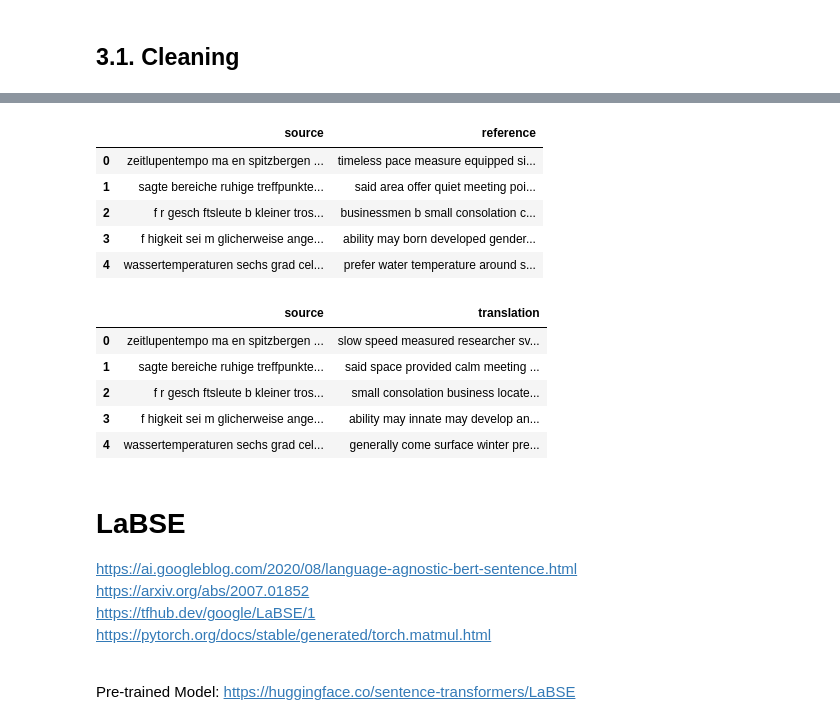
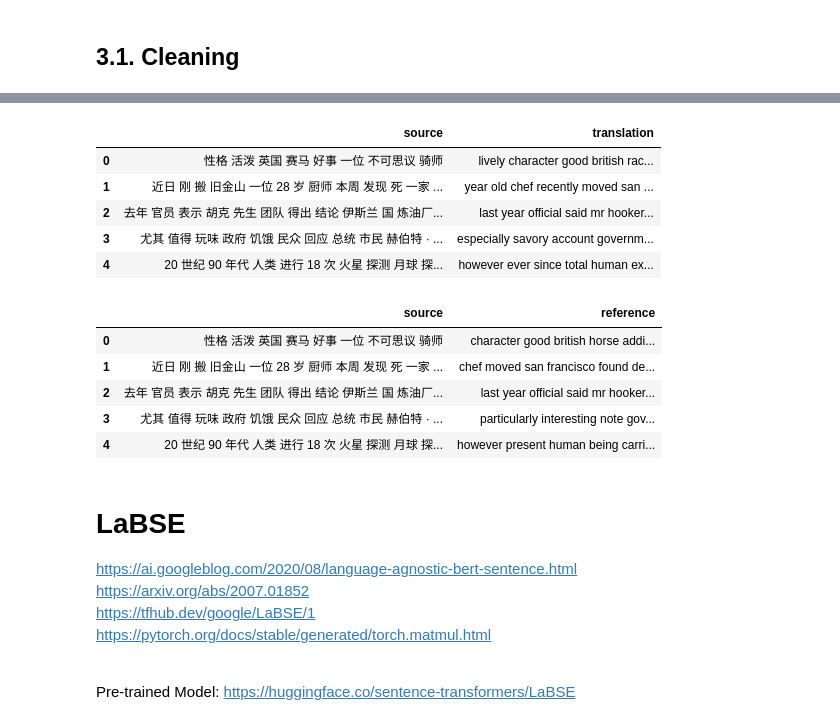
Before and after one commit to LorenzoPigozzi/TM_Project, a Jupyter notebook: LabSE.ipynb, the cells around one changed output, grey strips where cells are left out. Drawn from its saved outputs; the diff is of its cells as text; code cells hidden in the pictures.

```diff
--- a/LabSE.ipynb
+++ b/LabSE.ipynb
@@ -39,9 +41,9 @@ warnings.filterwarnings("ignore")
 # %%
 # importing the corpora
 # cs_en = pd.read_csv('corpus\cs-en\scores.csv')
-de_en = pd.read_csv('corpus\de-en\scores.csv')
+# de_en = pd.read_csv('corpus\de-en\scores.csv')
 # ru_en = pd.read_csv('corpus\scores_ru-en.csv')
-# zh_en = pd.read_csv('corpus\zh-en\scores.csv')
+zh_en = pd.read_csv('corpus\zh-en\scores.csv')
 # en_fi = pd.read_csv('corpus\en-fi\scores.csv')
 # en_zh = pd.read_csv('corpus\en-zh\scores.csv')
 # %%
@@ -56,7 +58,9 @@ de_en.head()
+# %%
+corpus = zh_en.copy()
 # %% [markdown]
 #  3. Pre-processing <a class="anchor" id="3."></a>
 # %%
 # selecting the necessary variables for the baseline
-deen_reference = de_en[['source','reference']]
-deen_translation = de_en[['source','translation']]
+source_reference = corpus[['source','reference']]
+source_translation = corpus[['source','translation']]
 # %%
@@ -191,37 +225,35 @@ deen_reference['reference'] = clean(deen_reference['reference'],
 # %%
-deen_translation['source'] = clean(deen_translation['source'],
-      lower = True,
-      remove_char = True,
-      remove_stop = True,
-      lemmatize = True,
-      stemmer = False,
-     english = False)
+source_translation['source'] = clean_ch(source_translation['source'],
+                                keep_numbers = False,
+                                remove_punctuation = False,
+                                remove_stop = True,
+                                stopwords_set = 'snd')
 
-deen_translation['translation'] = clean(deen_translation['translation'],
-      lower = True,
-      remove_char = True,
-      remove_stop = True,
-      lemmatize = True,
-      stemmer = False,
-     english = True)
+source_translation['translation'] = clean(source_translation['translation'],
+                                          lower = True,
+                                           remove_char = True,
+                                           remove_stop = True,
+                                            lemmatize = True,
+                                            stemmer = False,
+                                            english = True)
 # %%
-deen_reference.head()
+source_translation.head()
 # %% [output]
-|  | source | reference |
-| 0 | zeitlupentempo ma en spitzbergen ... | timeless pace measure equipped si... |
-| 1 | sagte bereiche ruhige treffpunkte... | said area offer quiet meeting poi... |
-| 2 | f r gesch ftsleute b kleiner tros... | businessmen b small consolation c... |
-| 3 | f higkeit sei m glicherweise ange... | ability may born developed gender... |
-| 4 | wassertemperaturen sechs grad cel... | prefer water temperature around s... |
+|  | source | translation |
+| 0 | 性格 活泼 英国 赛马 好事 一位 不可思议 骑师 | lively character good british rac... |
+| 1 | 近日 刚 搬 旧金山 一位 28 岁 厨师 本周 发现 死 一家 ... | year old chef recently moved san ... |
+| 2 | 去年 官员 表示 胡克 先生 团队 得出 结论 伊斯兰 国 炼油厂... | last year official said mr hooker... |
+| 3 | 尤其 值得 玩味 政府 饥饿 民众 回应 总统 市民 赫伯特 · ... | especially savory account governm... |
+| 4 | 20 世纪 90 年代 人类 进行 18 次 火星 探测 月球 探... | however ever since total human ex... |
 # %%
-deen_translation.head()
+source_reference.head()
 # %% [output]
-|  | source | translation |
-| 0 | zeitlupentempo ma en spitzbergen ... | slow speed measured researcher sv... |
-| 1 | sagte bereiche ruhige treffpunkte... | said space provided calm meeting ... |
-| 2 | f r gesch ftsleute b kleiner tros... | small consolation business locate... |
-| 3 | f higkeit sei m glicherweise ange... | ability may innate may develop an... |
-| 4 | wassertemperaturen sechs grad cel... | generally come surface winter pre... |
+|  | source | reference |
+| 0 | 性格 活泼 英国 赛马 好事 一位 不可思议 骑师 | character good british horse addi... |
+| 1 | 近日 刚 搬 旧金山 一位 28 岁 厨师 本周 发现 死 一家 ... | chef moved san francisco found de... |
+| 2 | 去年 官员 表示 胡克 先生 团队 得出 结论 伊斯兰 国 炼油厂... | last year official said mr hooker... |
+| 3 | 尤其 值得 玩味 政府 饥饿 民众 回应 总统 市民 赫伯特 · ... | particularly interesting note gov... |
+| 4 | 20 世纪 90 年代 人类 进行 18 次 火星 探测 月球 探... | however present human being carri... |
 # %% [markdown]
 # LaBSE
 
```
Also changed, not shown: parts of 29 cells of this notebook.
